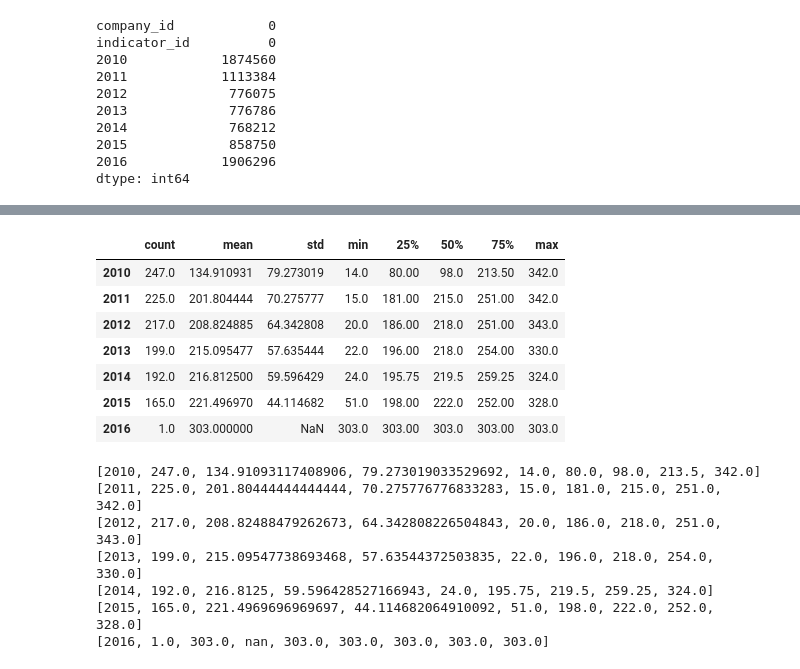
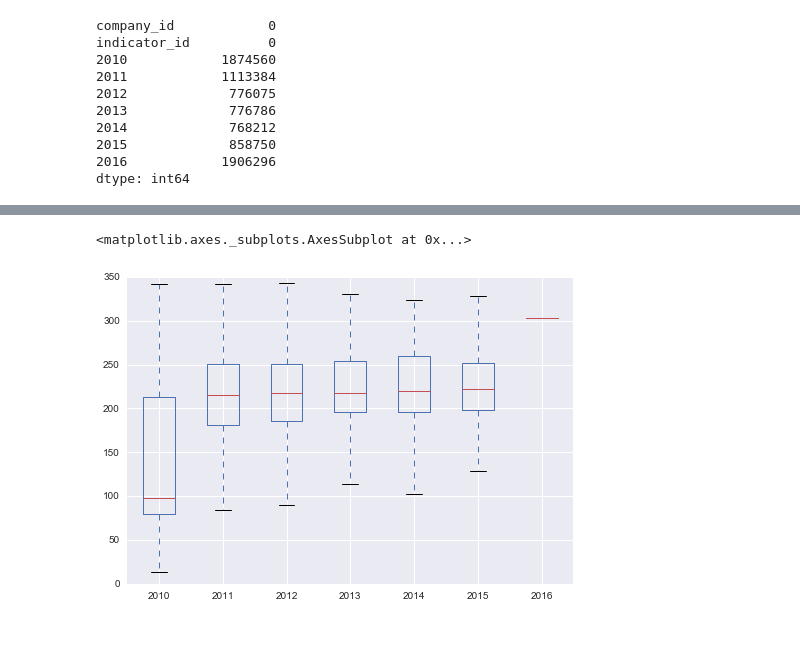
Before and after one commit to trupteshpatel02/us-stock-fundamentals, a Jupyter notebook: code/stockfundamentals.ipynb, the cells around one changed output, grey strips where cells are left out. Drawn from its saved outputs; the diff is of its cells as text; code cells hidden in the pictures; blank space fills up the shorter version.

```diff
--- a/code/stockfundamentals.ipynb
+++ b/code/stockfundamentals.ipynb
@@ -199,28 +104,5 @@ df_ind_count.head()
-# %%
-#distribution of the indicators number per company in the data set per year
-l_df=[]
-for c in df_ind_count.columns:
-    l_df.append(list(df_ind_count[c].dropna().describe()))
-df_ind_count_desc=DataFrame(l_df,columns=['count','mean','std','min','25%','50%','75%','max'],index= df_ind_count.columns)
-df_ind_count_desc
-# %% [output]
-|  | count | mean | std | min | 25% | 50% | 75% | max |
-| 2010 | 247.0 | 134.910931 | 79.273019 | 14.0 | 80.00 | 98.0 | 213.50 | 342.0 |
-| 2011 | 225.0 | 201.804444 | 70.275777 | 15.0 | 181.00 | 215.0 | 251.00 | 342.0 |
-| 2012 | 217.0 | 208.824885 | 64.342808 | 20.0 | 186.00 | 218.0 | 251.00 | 343.0 |
-| 2013 | 199.0 | 215.095477 | 57.635444 | 22.0 | 196.00 | 218.0 | 254.00 | 330.0 |
-| 2014 | 192.0 | 216.812500 | 59.596429 | 24.0 | 195.75 | 219.5 | 259.25 | 324.0 |
-| 2015 | 165.0 | 221.496970 | 44.114682 | 51.0 | 198.00 | 222.0 | 252.00 | 328.0 |
-| 2016 | 1.0 | 303.000000 | NaN | 303.0 | 303.00 | 303.0 | 303.00 | 303.0 |
-# %%
-df_describe = pd.DataFrame(columns=['year','count','mean','std','min','25%','50%','75%','max'])
-for c in df_ind_count.columns:
-     df_describe.append([c] + list(df_ind_count[c].dropna().describe())
-# %% [output]
-[2010, 247.0, 134.91093117408906, 79.273019033529692, 14.0, 80.0, 98.0, 213.5, 342.0]
-[2011, 225.0, 201.80444444444444, 70.275776776833283, 15.0, 181.0, 215.0, 251.0, 342.0]
-[2012, 217.0, 208.82488479262673, 64.342808226504843, 20.0, 186.0, 218.0, 251.0, 343.0]
-[2013, 199.0, 215.09547738693468, 57.63544372503835, 22.0, 196.0, 218.0, 254.0, 330.0]
-[2014, 192.0, 216.8125, 59.596428527166943, 24.0, 195.75, 219.5, 259.25, 324.0]
-[2015, 165.0, 221.4969696969697, 44.114682064910092, 51.0, 198.0, 222.0, 252.0, 328.0]
-[2016, 1.0, 303.0, nan, 303.0, 303.0, 303.0, 303.0, 303.0]
+# %%
+ind_count_company.plot.box()
+# %% [output]
+<matplotlib.axes._subplots.AxesSubplot at 0x...>
+[figure, added]
```
Also changed, not shown: parts of 30 cells of this notebook.
